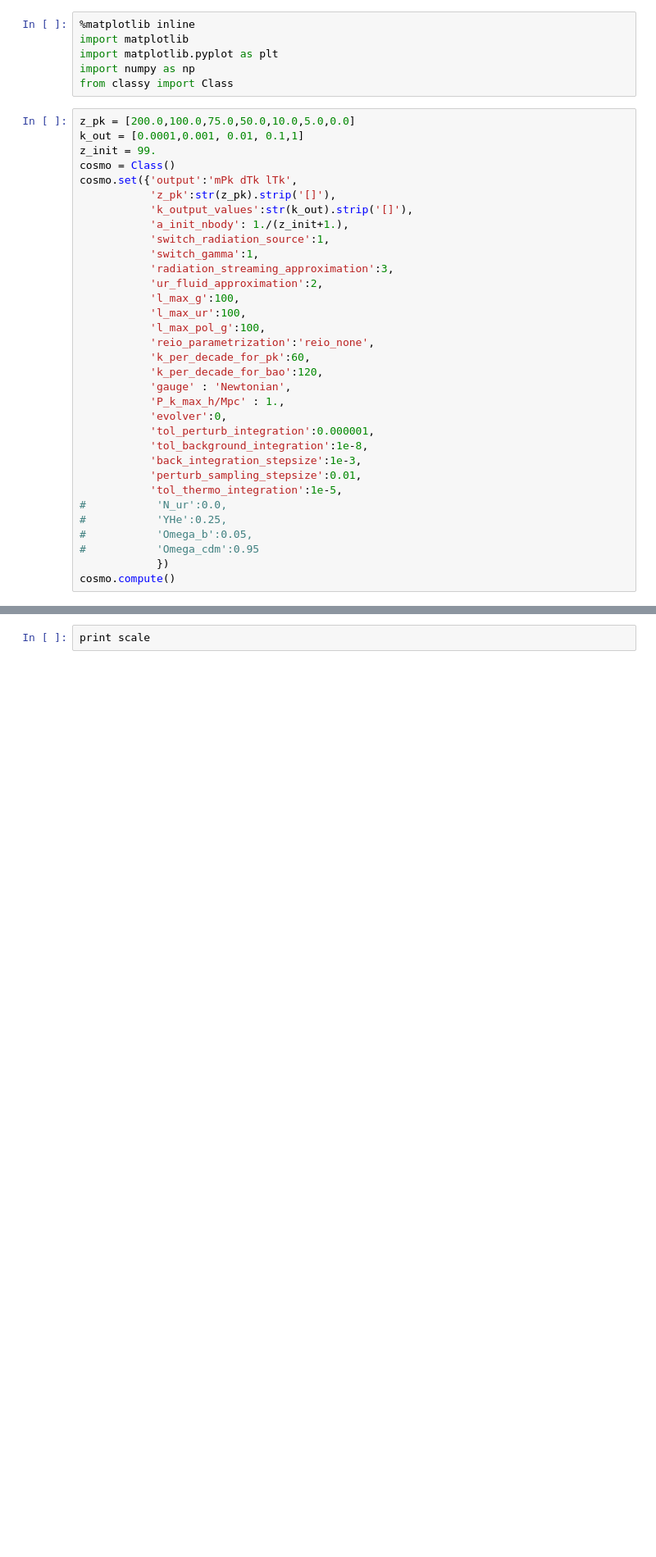
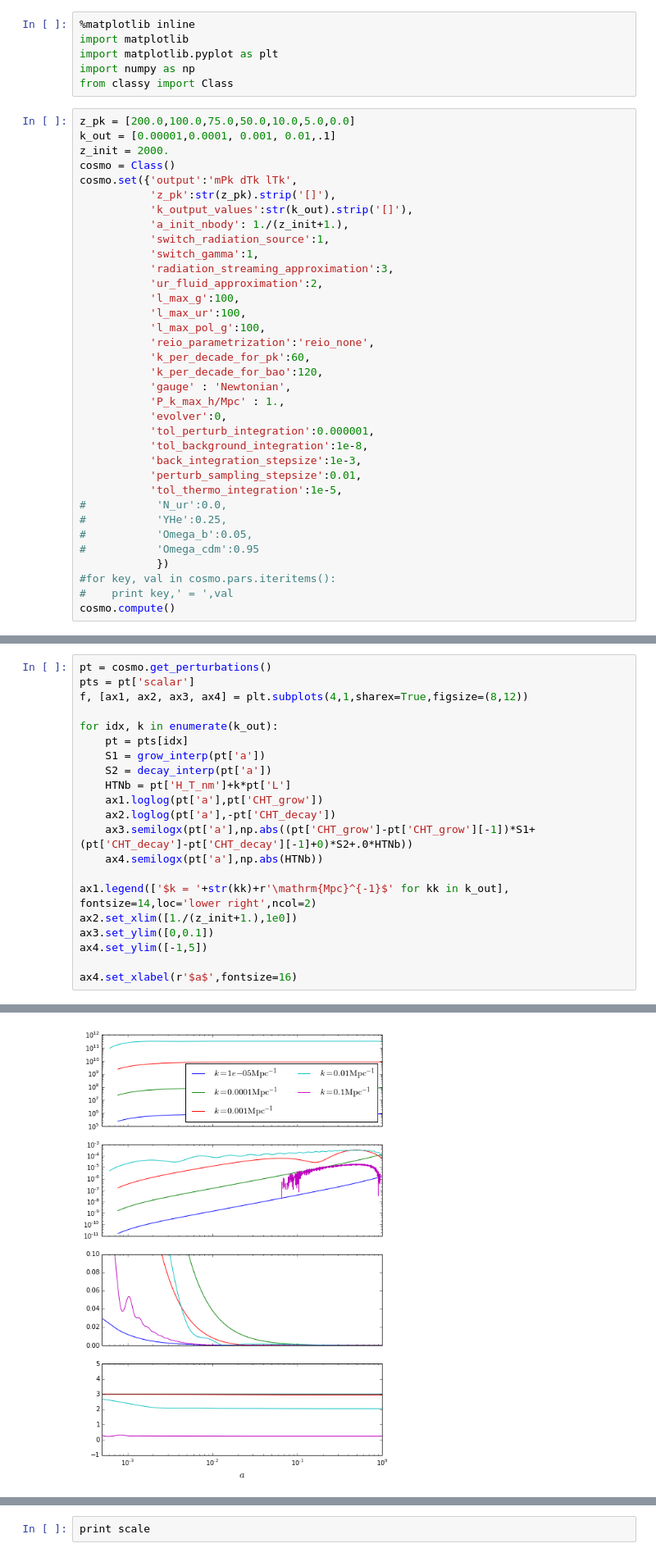
Before and after one commit to ThomasTram/CLASSmods, a Jupyter notebook: GrowingStuff.ipynb, the cells around one changed output, grey strips where cells are left out. Shown at 82% size. Saved outputs shown, nothing was run; the diff lists cells and outputs as text; blank space fills up the shorter version.

```diff
--- a/GrowingStuff.ipynb
+++ b/GrowingStuff.ipynb
@@ -6,8 +6,8 @@ import numpy as np
 from classy import Class
 # %%
 z_pk = [200.0,100.0,75.0,50.0,10.0,5.0,0.0]
-k_out = [0.0001,0.001, 0.01, 0.1,1]
-z_init = 99.
+k_out = [0.00001,0.0001, 0.001, 0.01,.1]
+z_init = 2000.
 cosmo = Class()
 cosmo.set({'output':'mPk dTk lTk',
            'z_pk':str(z_pk).strip('[]'),
@@ -36,6 +36,8 @@ cosmo.set({'output':'mPk dTk lTk',
 #           'Omega_b':0.05,
 #           'Omega_cdm':0.95
             })
+#for key, val in cosmo.pars.iteritems():
+#    print key,' = ',val
 cosmo.compute()
 # %%
 bg = cosmo.get_background()
@@ -86,0 +83,22 @@ plt.legend([r'$\sigma_1/a$',r'$\sigma_2/a$',r'$\sigma_1/D$',r'$\sigma_2/D$'],fon
+# %%
+pt = cosmo.get_perturbations()
+pts = pt['scalar']
+f, [ax1, ax2, ax3, ax4] = plt.subplots(4,1,sharex=True,figsize=(8,12))
+
+for idx, k in enumerate(k_out):
+    pt = pts[idx]
+    S1 = grow_interp(pt['a'])
+    S2 = decay_interp(pt['a'])
+    HTNb = pt['H_T_nm']+k*pt['L']
+    ax1.loglog(pt['a'],pt['CHT_grow'])
+    ax2.loglog(pt['a'],-pt['CHT_decay'])
+    ax3.semilogx(pt['a'],np.abs((pt['CHT_grow']-pt['CHT_grow'][-1])*S1+(pt['CHT_decay']-pt['CHT_decay'][-1]+0)*S2+.0*HTNb))
+    ax4.semilogx(pt['a'],np.abs(HTNb))
+
+ax1.legend(['$k = '+str(kk)+r'\mathrm{Mpc}^{-1}$' for kk in k_out], fontsize=14,loc='lower right',ncol=2)
+ax2.set_xlim([1./(z_init+1.),1e0])
+ax3.set_ylim([0,0.1])
+ax4.set_ylim([-1,5])
+
+ax4.set_xlabel(r'$a$',fontsize=16)
+# %% [output]
@@ -87,3 +106,4 @@ plt.legend([r'$\sigma_1/a$',r'$\sigma_2/a$',r'$\sigma_1/D$',r'$\sigma_2/D$'],fon
+[figure, added]
 # %%
 amin = 1e-4
 # Compute kappa+
```
Also changed, not shown: parts of 6 cells of this notebook, 3 other files.
